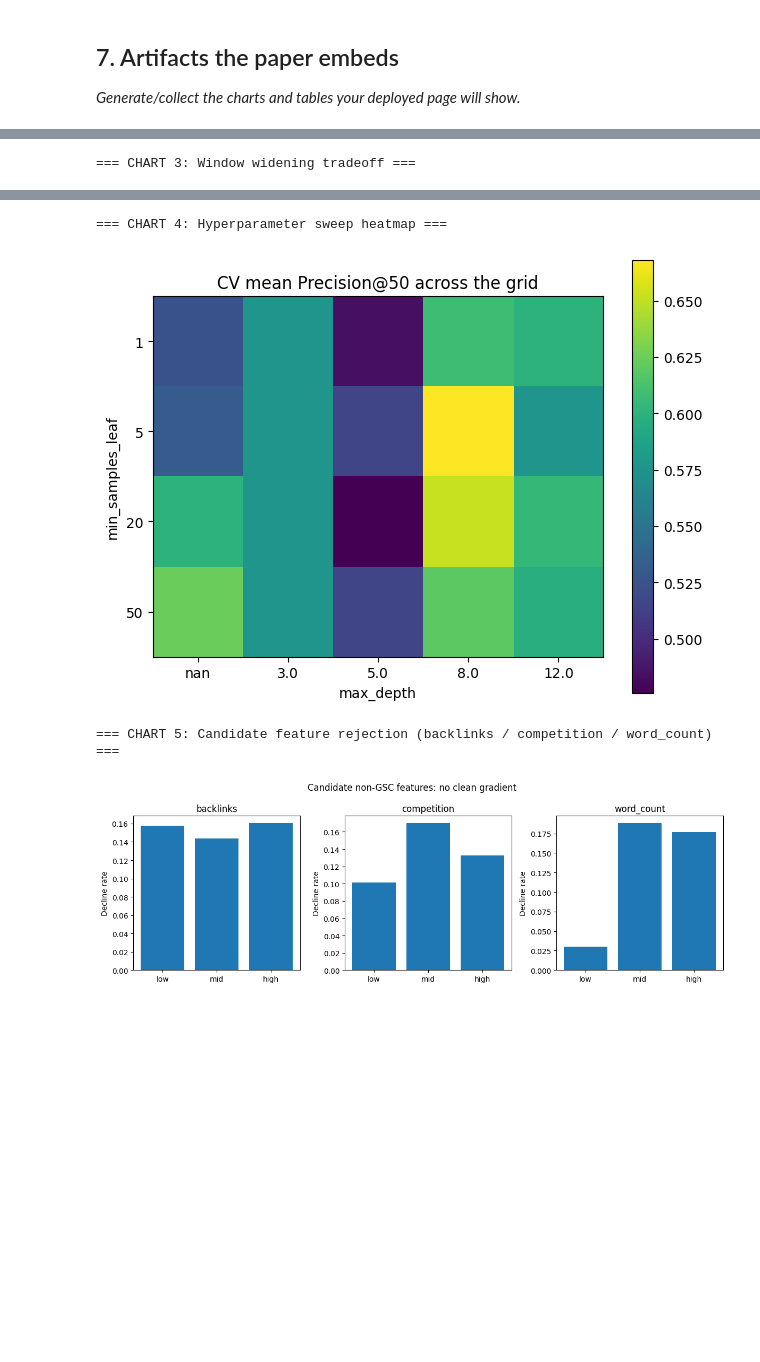
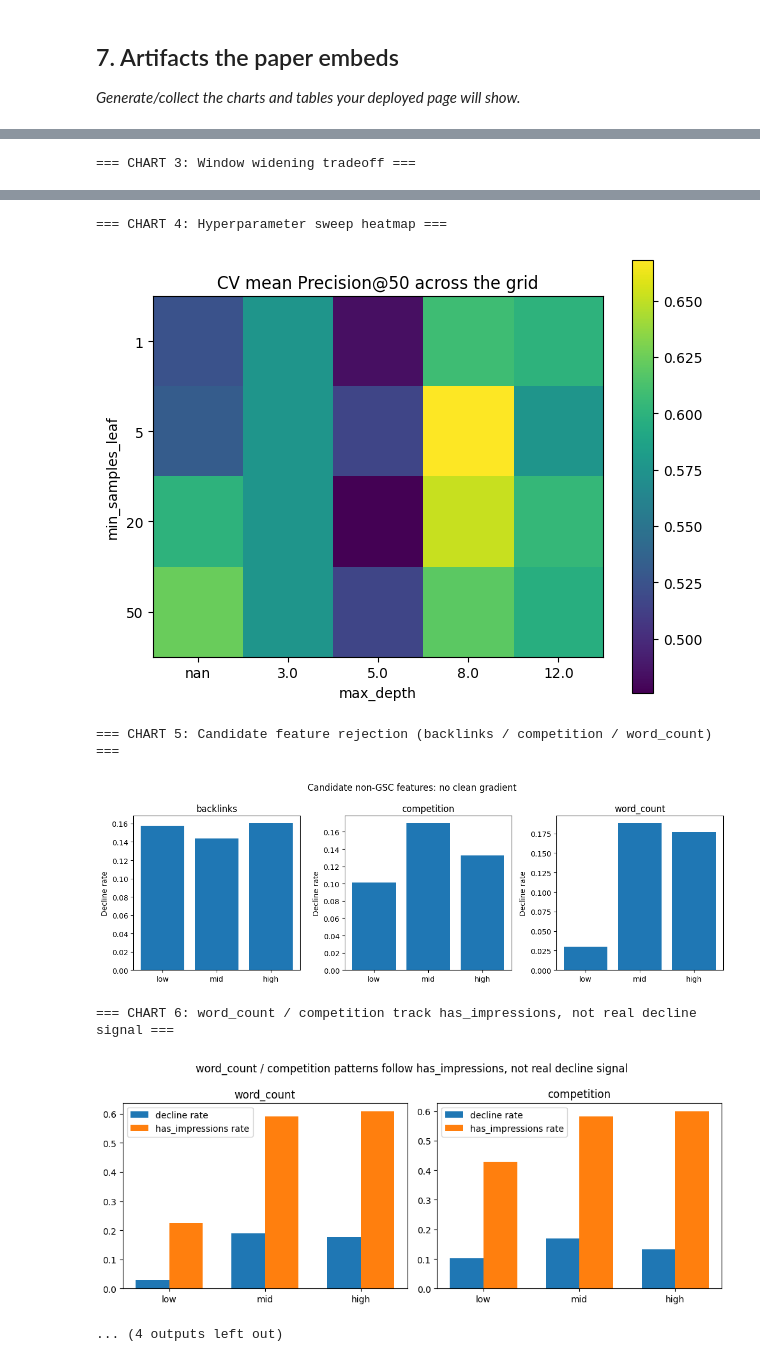
Before and after one commit to Abdelrhman-Moubarak/FlyRank-ML-Internship, a Jupyter notebook: work/notebooks/capstone.ipynb, the cells around one changed output, grey strips where cells are left out. Cells and saved outputs as stored; diff of their text form; code cells hidden in the pictures; blank space fills up the shorter version.

Commit message:
Finalize capstone: model results, honest limitations, and paper published

```diff
--- a/work/notebooks/capstone.ipynb
+++ b/work/notebooks/capstone.ipynb
@@ -676,33 +725,103 @@ ax.set_ylabel("min_samples_leaf")
 ax.set_title("CV mean Precision@50 across the grid")
 fig.colorbar(im)
 plt.tight_layout()
 plt.savefig("chart4_hyperparameter_sweep.png")
 plt.show()
 
 #########################################################
 print("\n=== CHART 5: Candidate feature rejection (backlinks / competition / word_count) ===")
 
 fig, axes = plt.subplots(1, 3, figsize=(12, 4))
 for i, col in enumerate(candidate_columns):
     means = candidate_bucket_results[col]["mean"]
     axes[i].bar(means.index.astype(str), means.values)
     axes[i].set_title(col)
     axes[i].set_ylabel("Decline rate")
 plt.suptitle("Candidate non-GSC features: no clean gradient")
 plt.tight_layout()
 plt.savefig("chart5_candidate_features.png")
 plt.show()
+
+
+#########################################################
+print("\n=== CHART 6: word_count / competition track has_impressions, not real decline signal ===")
+
+bucket_order = ["low", "mid", "high"]
+
+wc_valid_chart = candidate_test_frame[candidate_test_frame["word_count"].notna()].copy()
+wc_valid_chart["bucket"] = pd.qcut(wc_valid_chart["word_count"].rank(method="first"), q=3, labels=bucket_order)
+wc_decline = wc_valid_chart.groupby("bucket", observed=True)["is_declining"].mean().reindex(bucket_order)
+wc_has_impr = wc_valid_chart.groupby("bucket", observed=True)["has_impressions"].mean().reindex(bucket_order)
+
+comp_valid_chart = candidate_test_frame[candidate_test_frame["competition"].notna()].copy()
+comp_valid_chart["bucket"] = pd.qcut(comp_valid_chart["competition"].rank(method="first"), q=3, labels=bucket_order)
+comp_decline = comp_valid_chart.groupby("bucket", observed=True)["is_declining"].mean().reindex(bucket_order)
+comp_has_impr = comp_valid_chart.groupby("bucket", observed=True)["has_impressions"].mean().reindex(bucket_order)
+
+x = range(len(bucket_order))
+width = 0.35
+
+fig, axes = plt.subplots(1, 2, figsize=(10, 4))
+
+axes[0].bar([i - width/2 for i in x], wc_decline.values, width, label="decline rate")
+axes[0].bar([i + width/2 for i in x], wc_has_impr.values, width, label="has_impressions rate")
+axes[0].set_xticks(list(x))
+axes[0].set_xticklabels(bucket_order)
+axes[0].set_title("word_count")
+axes[0].legend()
+
+axes[1].bar([i - width/2 for i in x], comp_decline.values, width, label="decline rate")
+axes[1].bar([i + width/2 for i in x], comp_has_impr.values, width, label="has_impressions rate")
+axes[1].set_xticks(list(x))
+axes[1].set_xticklabels(bucket_order)
+axes[1].set_title("competition")
+axes[1].legend()
+
+plt.suptitle("word_count / competition patterns follow has_impressions, not real decline signal")
+plt.tight_layout()
+plt.savefig("chart6_confound_check.png")
+plt.show()
+
+#########################################################
+print("\n=== CHART 7: Feature importance ===")
+
+importances = pd.Series(model.feature_importances_, index=X_train.columns).sort_values(ascending=True)
+
+fig, ax = plt.subplots(figsize=(8, 5))
+ax.barh(importances.index, importances.values)
+ax.set_xlabel("Feature importance")
+ax.set_title("What the model actually relied on")
+plt.tight_layout()
+plt.savefig("chart7_feature_importance.png")
+plt.show()
+
+
+#########################################################
+print("\n=== CHART 8: fairness check, population selection vs real signal ===")
+
+fig, ax = plt.subplots()
+labels = ["Original features\nFull population", "Original features\nRestricted population", "Extra features\nRestricted population"]
+values = [precision_at_50_model, precision_restricted_original_features, precision_at_50_extra]
+ax.bar(labels, values)
+ax.set_ylabel("Precision@50")
+ax.set_title("The jump comes from population, not from the extra columns")
+plt.tight_layout()
+plt.savefig("chart8_fairness_check.png")
+plt.show()
 # %% [output]
 === CHART 1: Baseline vs model Precision@50 ===
 [figure]
 === CHART 2: Feature collision ===
 [figure]
 === CHART 3: Window widening tradeoff ===
 [figure]
 === CHART 4: Hyperparameter sweep heatmap ===
 [figure]
 === CHART 5: Candidate feature rejection (backlinks / competition / word_count) ===
 [figure]
+=== CHART 6: word_count / competition track has_impressions, not real decline signal ===
+[figure, added]
+... (4 outputs left out)
 # %% [markdown]
 ## Self-check
 
```
Also changed, not shown: parts of 6 cells of this notebook, 9 other files.
